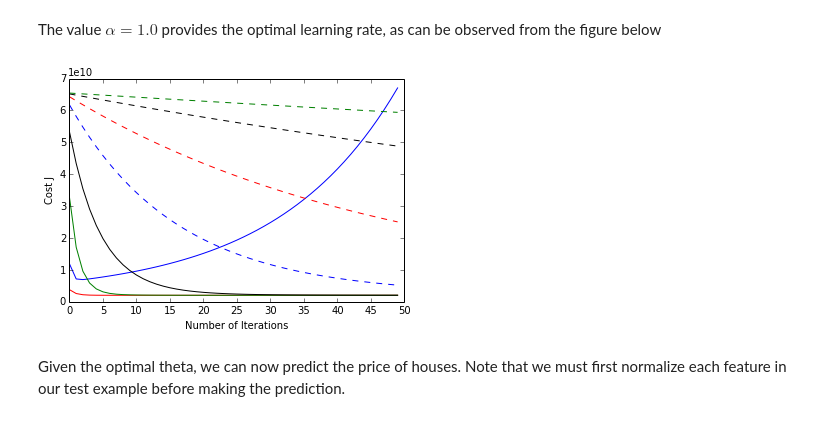
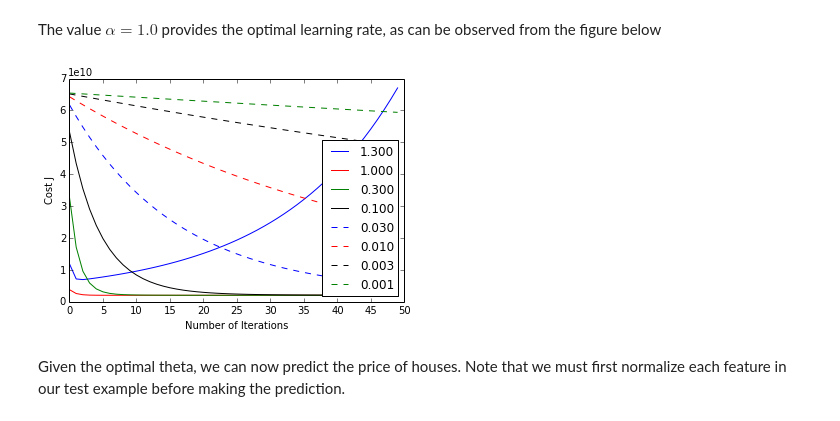
Before and after one commit to spontaneoushypernovae/machine-learning, a Jupyter notebook: coursera-ml/ex1/ex1-Linear-Regression-2.ipynb, the cells around one changed output. Cells and saved outputs as stored; diff of their text form; code cells hidden in the pictures.

Commit message:
Linear regression with multiple variables (python)
Fixed legend

```diff
--- a/coursera-ml/ex1/ex1-Linear-Regression-2.ipynb
+++ b/coursera-ml/ex1/ex1-Linear-Regression-2.ipynb
@@ -152,19 +155,21 @@ The value $\alpha=1.0$ provides the optimal learning rate, as can be observed fr
 # %%
 def plot_alpha_cost_hist(alphas, alpha_cost_hist):
     plt.xlabel('Number of Iterations')
     plt.ylabel('Cost J')
 
     step = 5.0
     color = ['b', 'r', 'g', 'k', 'b--', 'r--', '--k', '--g']
     #TODO: add legend
     for i, J in enumerate(alpha_cost_hist):
-        plt.plot(np.arange(len(J)), J, color[i]);
+        plt.plot(np.arange(len(J)), J, color[i], label='{0:0.3f}'
+                 ''.format(alphas[i]));
         plt.xticks(np.arange(0, len(J)+step, step));
+    plt.legend(loc="lower right")
     plt.show()
 
 plot_alpha_cost_hist(alphas, alpha_cost_hist)
 # %% [output]
-[figure, old version]
+[figure, new version]
 # %% [markdown]
 Given the optimal theta, we can now predict the price of houses. Note that we must first normalize each feature in our test  example before making the prediction.
 # %%
```
Also changed, not shown: parts of 1 cell of this notebook.
